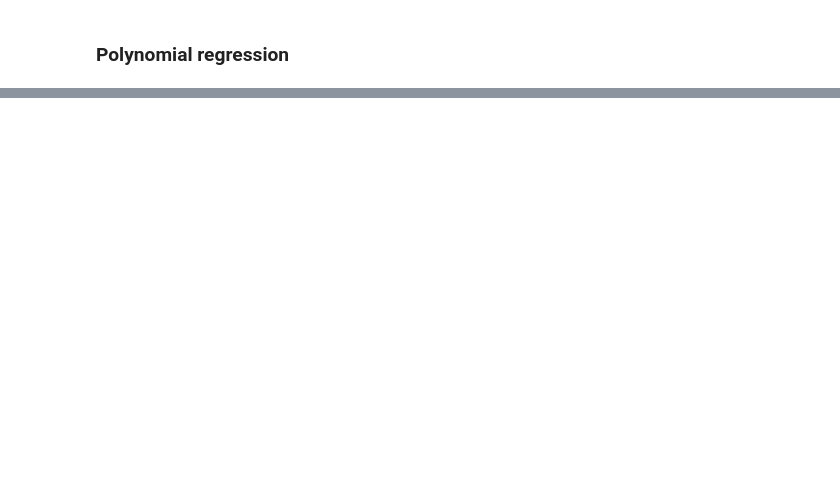
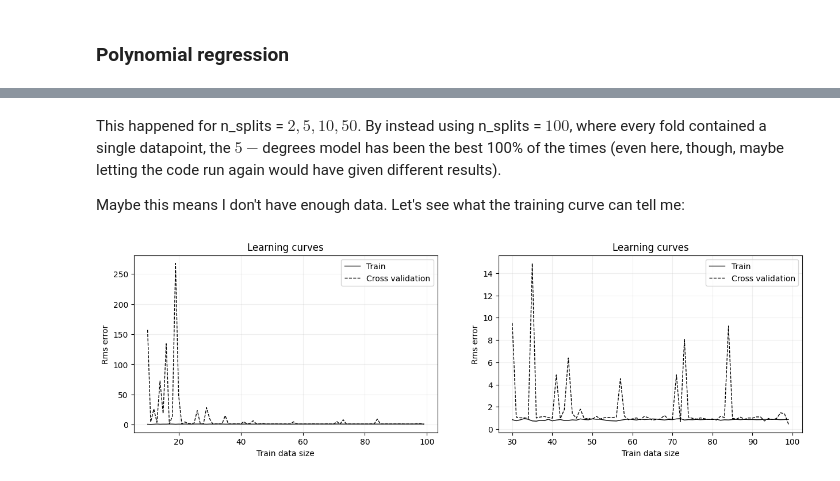
Before and after one commit to Alice-Palladino/astrostatistics_bicocca_2024, a Jupyter notebook: working/L17 - Supernovae distances and redshifts (part 1).ipynb, the cells around one changed output, grey strips where cells are left out. Saved outputs shown, nothing was run; the diff lists cells and outputs as text; code cells hidden in the pictures; blank space fills up the shorter version.

```diff
--- a/working/L17 - Supernovae distances and redshifts (part 1).ipynb
+++ b/working/L17 - Supernovae distances and redshifts (part 1).ipynb
@@ -215,0 +236,59 @@ plt.show()
+# %% [markdown]
+This happened for n_splits = $2, 5, 10, 50$. By instead using n_splits = $100$, where every fold contained a single datapoint, the $5-$degrees model has been the best 100% of the times (even here, though, maybe letting the code run again would have given different results).
+
+Maybe this means I don't have enough data. Let's see what the training curve can tell me:
+# %%
+def splitting(n_data, train_size):     # For splitting the data in uneven chunks
+
+    index = np.arange(100)
+    np.random.shuffle(index)
+
+    train_index = index[:train_size]
+    test_index = index[train_size:]
+
+    return train_index, test_index
+
+np.random.seed()
+degree = 5
+train_size = np.array(np.arange(10, 100), dtype = int)
+
+rms_train = np.empty(len(train_size))
+rms_test = np.empty(len(train_size))
+
+for i, ts in enumerate(train_size):
+
+    train_index, test_index = splitting(len(z_sample), ts)
+
+    #rms_train = np.empty(n_splits)
+    #rms_test = np.empty(n_splits)
+
+    z_train, z_test = z[train_index], z[test_index]
+    mu_train, mu_test = mu_sample[train_index], mu_sample[test_index]
+    dmu_train, dmu_test = dmu[train_index], dmu[test_index]
+
+    model = PolynomialRegression(degree)
+    model.fit(z_train, mu_train, dmu_train)
+
+    rms_train[i] = np.sqrt(np.sum((mu_train - model.predict(z_train))**2)/len(z_train))
+    rms_test[i] = np.sqrt(np.sum((mu_test - model.predict(z_test))**2)/len(z_test))
+
+fig, ax = plt.subplots(1, 2, figsize=(15, 4))
+ax[0].plot(train_size, rms_train, lw = 1, color = 'black', ls = '-', label = 'Train')
+ax[0].plot(train_size, rms_test, lw = 1, color = 'black', ls = '--', label = 'Cross validation')
+ax[0].set_xlabel('Train data size')
+ax[0].set_ylabel('Rms error')
+ax[0].set_title('Learning curves')
+ax[0].grid(alpha = 0.2)
+ax[0].legend()
+
+ax[1].plot(train_size[20:], rms_train[20:], lw = 1, color = 'black', ls = '-', label = 'Train')
+ax[1].plot(train_size[20:], rms_test[20:], lw = 1, color = 'black', ls = '--', label = 'Cross validation')
+ax[1].set_xlabel('Train data size')
+ax[1].set_ylabel('Rms error')
+ax[1].set_title('Learning curves')
+ax[1].grid(alpha = 0.2)
+ax[1].legend()
+
+plt.show()
+# %% [output]
+[figure, added]
```
Also changed, not shown: parts of 13 cells of this notebook.
